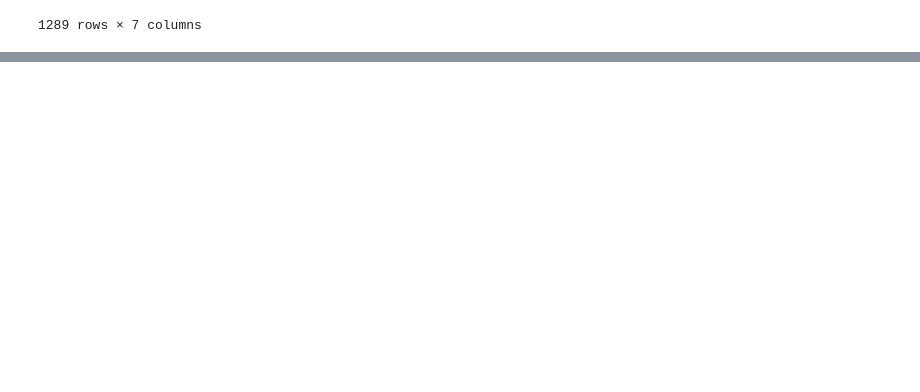
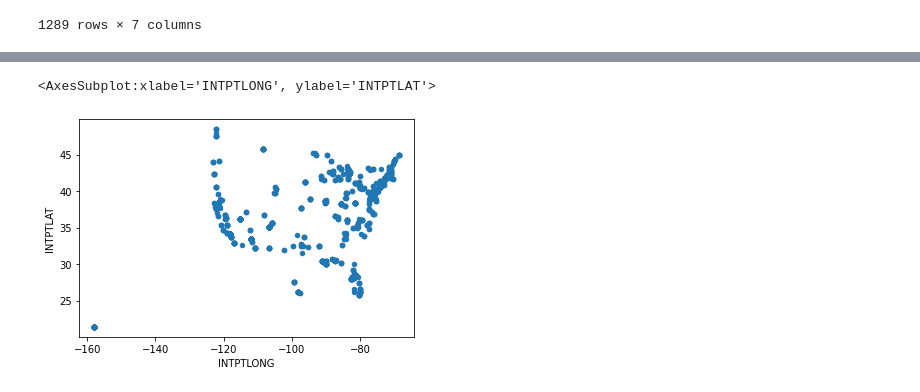
Before and after one commit to cgnik/school-datascience, a Jupyter notebook: food-census.ipynb, the cells around one changed output, grey strips where cells are left out. Cells and saved outputs as stored; diff of their text form; code cells hidden in the pictures; blank space fills up the shorter version.

```diff
--- a/food-census.ipynb
+++ b/food-census.ipynb
@@ -244,0 +230,8 @@ r.loc[~r['FOOD_INSECURE_HOUSE'].isin(['unknown', 'secure'])]
+# %%
+import matplotlib as plt
+
+p = r.loc[~r['FOOD_INSECURE_HOUSE'].isin(['unknown', 'secure'])].reset_index()
+p.plot(kind='scatter', x='INTPTLONG', y='INTPTLAT')
+# %% [output]
+<AxesSubplot:xlabel='INTPTLONG', ylabel='INTPTLAT'>
+[figure, added]
```
Also changed, not shown: parts of 8 cells of this notebook, 4 other files.
